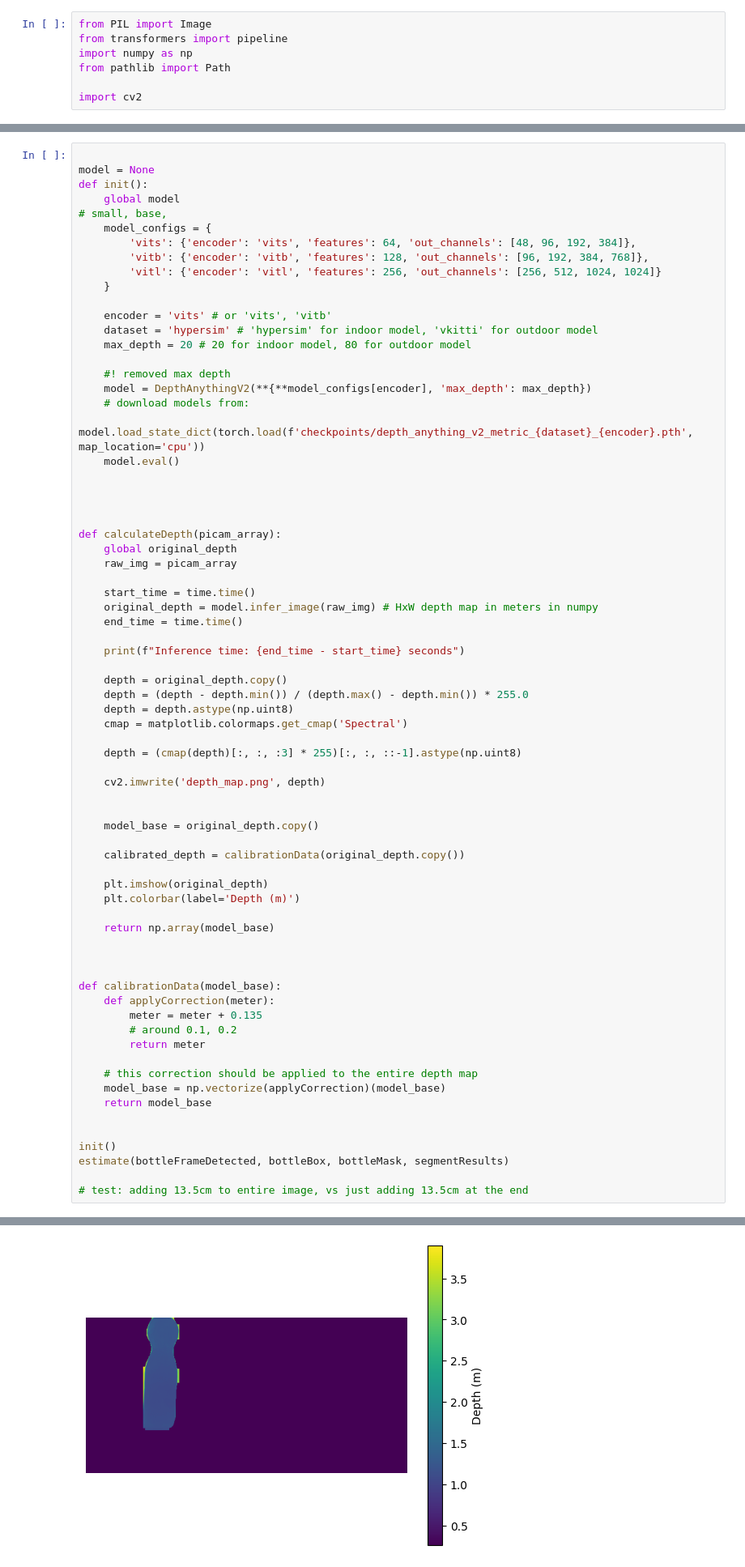
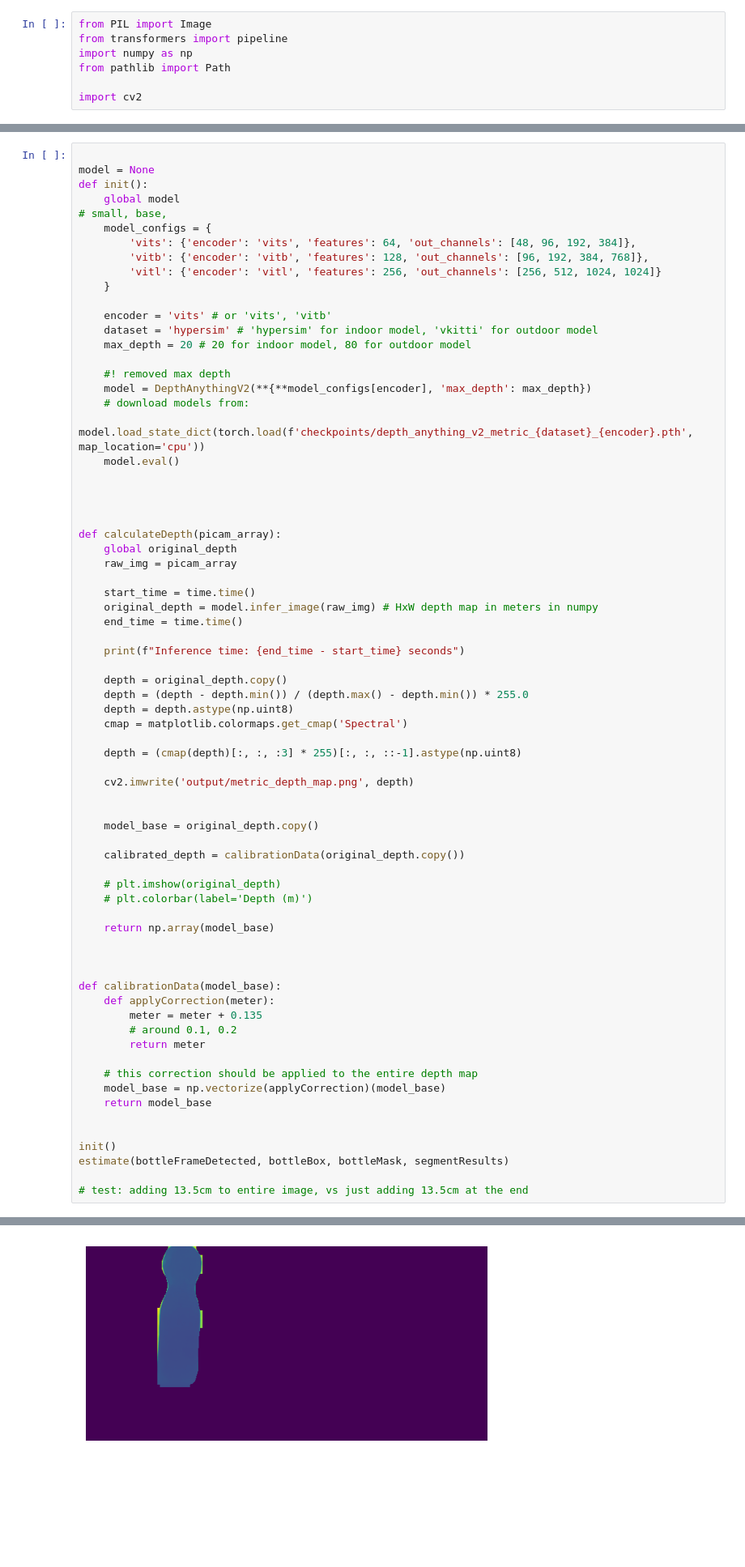
Before and after one commit to Binibeno/lightweight-vision, a Jupyter notebook: classifyThenDetect.ipynb, the cells around one changed output, grey strips where cells are left out. Shown at 81% size. Cells and saved outputs as stored; diff of their text form; blank space fills up the shorter version.

```diff
--- a/classifyThenDetect.ipynb
+++ b/classifyThenDetect.ipynb
@@ -60,15 +60,15 @@ def calculateDepth(picam_array):
 
     depth = (cmap(depth)[:, :, :3] * 255)[:, :, ::-1].astype(np.uint8)
 
-    cv2.imwrite('depth_map.png', depth)
+    cv2.imwrite('output/metric_depth_map.png', depth)
 
 
     model_base = original_depth.copy()
 
     calibrated_depth = calibrationData(original_depth.copy())
 
-    plt.imshow(original_depth)
-    plt.colorbar(label='Depth (m)')
+    # plt.imshow(original_depth)
+    # plt.colorbar(label='Depth (m)')
 
     return np.array(model_base)
 
@@ -95,6 +95,6 @@ Inference time: 24.294843673706055 seconds
 bottle
 Average depth of the object: 0.6305105526646776
-[figure, old version]
+[figure, new version]
 bottle
 Average depth of the object: 0.4223546998517696
 [figure]
```
Also changed, not shown: parts of 3 cells of this notebook, 4 other files.
